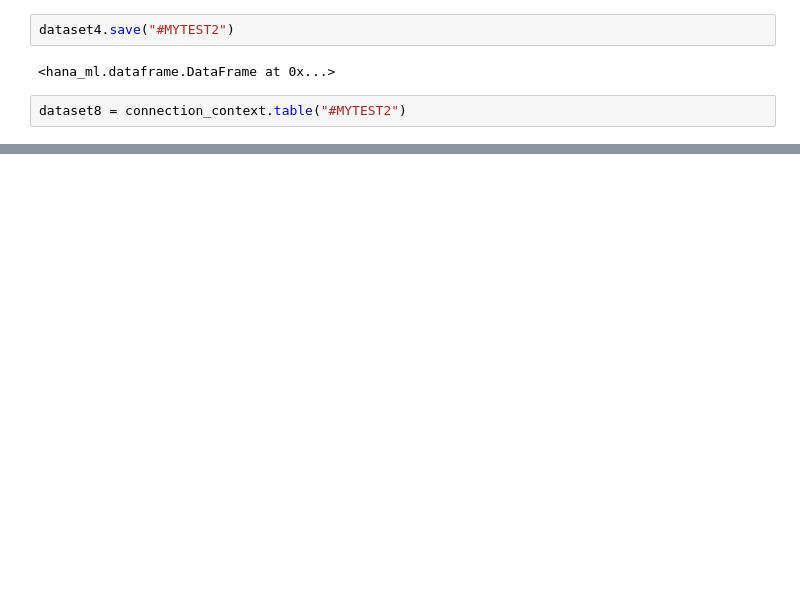
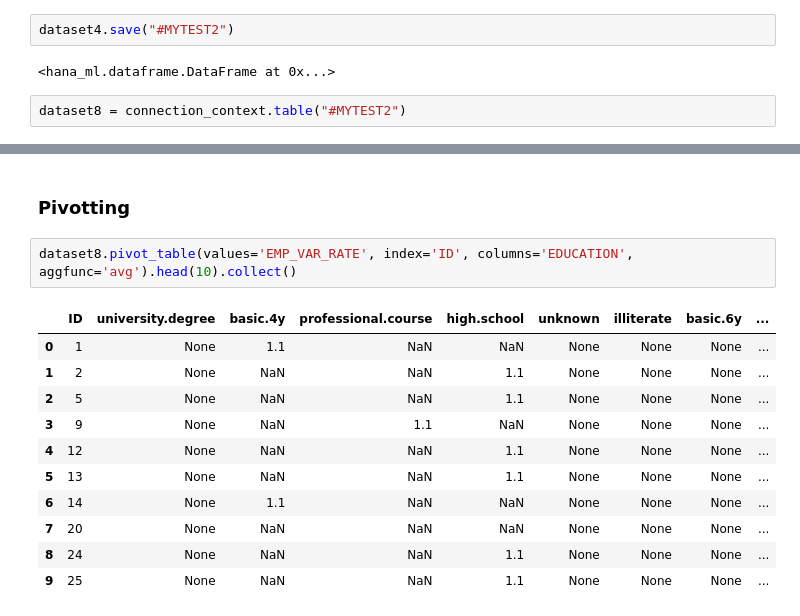
Before and after one commit to SAP-samples/hana-ml-samples, a Jupyter notebook: Python-API/pal/notebooks/DataFrameIntroduction.ipynb, the cells around one changed output, grey strips where cells are left out. Drawn from its saved outputs; the diff is of its cells as text; blank space fills up the shorter version.

```diff
--- a/Python-API/pal/notebooks/DataFrameIntroduction.ipynb
+++ b/Python-API/pal/notebooks/DataFrameIntroduction.ipynb
@@ -218,0 +221,16 @@ dataset8.count()
+# %% [markdown]
+### Pivotting
+# %%
+dataset8.pivot_table(values='EMP_VAR_RATE', index='ID', columns='EDUCATION', aggfunc='avg').head(10).collect()
+# %% [output]
+|  | ID | university.degree | basic.4y | professional.course | high.school | unknown | illiterate | basic.6y | ... |
+| 0 | 1 | None | 1.1 | NaN | NaN | None | None | None | ... |
+| 1 | 2 | None | NaN | NaN | 1.1 | None | None | None | ... |
+| 2 | 5 | None | NaN | NaN | 1.1 | None | None | None | ... |
+| 3 | 9 | None | NaN | 1.1 | NaN | None | None | None | ... |
+| 4 | 12 | None | NaN | NaN | 1.1 | None | None | None | ... |
+| 5 | 13 | None | NaN | NaN | 1.1 | None | None | None | ... |
+| 6 | 14 | None | 1.1 | NaN | NaN | None | None | None | ... |
+| 7 | 20 | None | NaN | NaN | NaN | None | None | None | ... |
+| 8 | 24 | None | NaN | NaN | 1.1 | None | None | None | ... |
+| 9 | 25 | None | NaN | NaN | 1.1 | None | None | None | ... |
```
Also changed, not shown: parts of 15 cells of this notebook, 14 other files.
